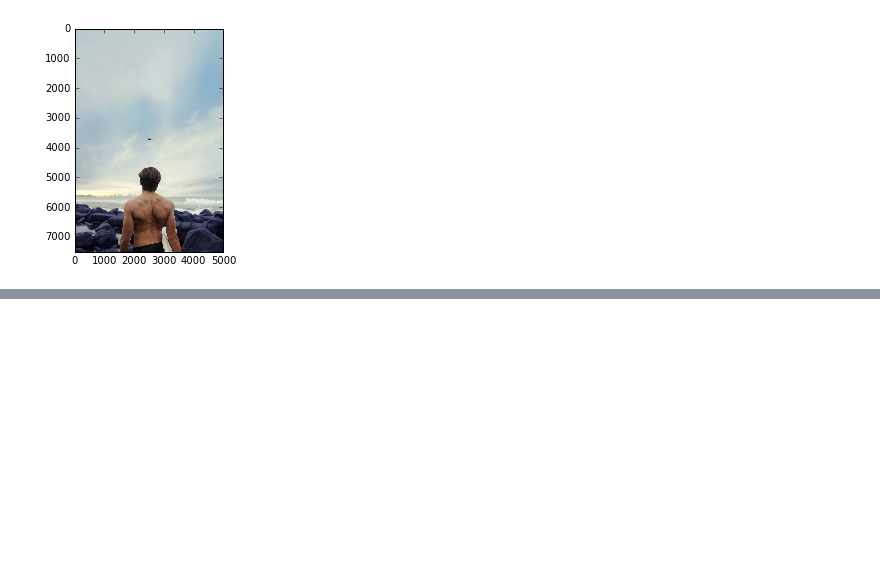
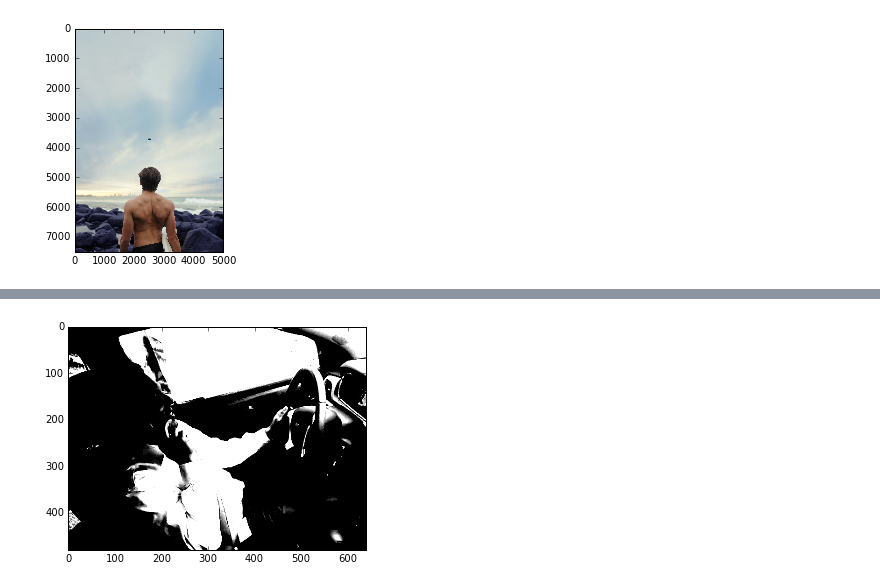
Before and after one commit to tralpha/Computer-Vision-Gatech, a Jupyter notebook: ps0_python/ps0.ipynb, the cells around one changed output, grey strips where cells are left out. Cells and saved outputs as stored; diff of their text form; code cells hidden in the pictures; blank space fills up the shorter version.

```diff
--- a/ps0_python/ps0.ipynb
+++ b/ps0_python/ps0.ipynb
@@ -87,0 +93,6 @@ show_img(driver_man)
+# %%
+min_driver_green = np.amin(driver_green)
+max_driver_green = np.amax(driver_green)
+mean_driver_green = np.mean(driver_green)
+std_img1_green = np.std(driver_green)
+print mean_driver_green
@@ -87,0 +111,4 @@ show_img(driver_man)
+# %%
+driver_norm_float = driver_green - mean_driver_green
+driver_green_norm = np.empty(driver_green.shape, dtype='uint8')
+driver_green_norm = np.clip(driver_norm_float, 0, 255, out=driver_green_norm)
@@ -87,0 +119,9 @@ show_img(driver_man)
+# %%
+#driver_green_norm_2 = np.empty(driver_green.shape, dtype='uint8')
+driver_green_norm_float_2 = driver_green_norm*10.0
+#print driver_green_norm_float_2
+driver_green_norm_2 = np.empty(driver_green.shape, dtype='uint8')
+driver_green_norm_2 = np.clip(driver_green_norm_float_2, 0, 255, out=driver_green_norm_2)
+show_img(driver_green_norm_2)
+# %% [output]
+[figure, added]
```
Also changed, not shown: parts of 9 cells of this notebook, 2 other files.
